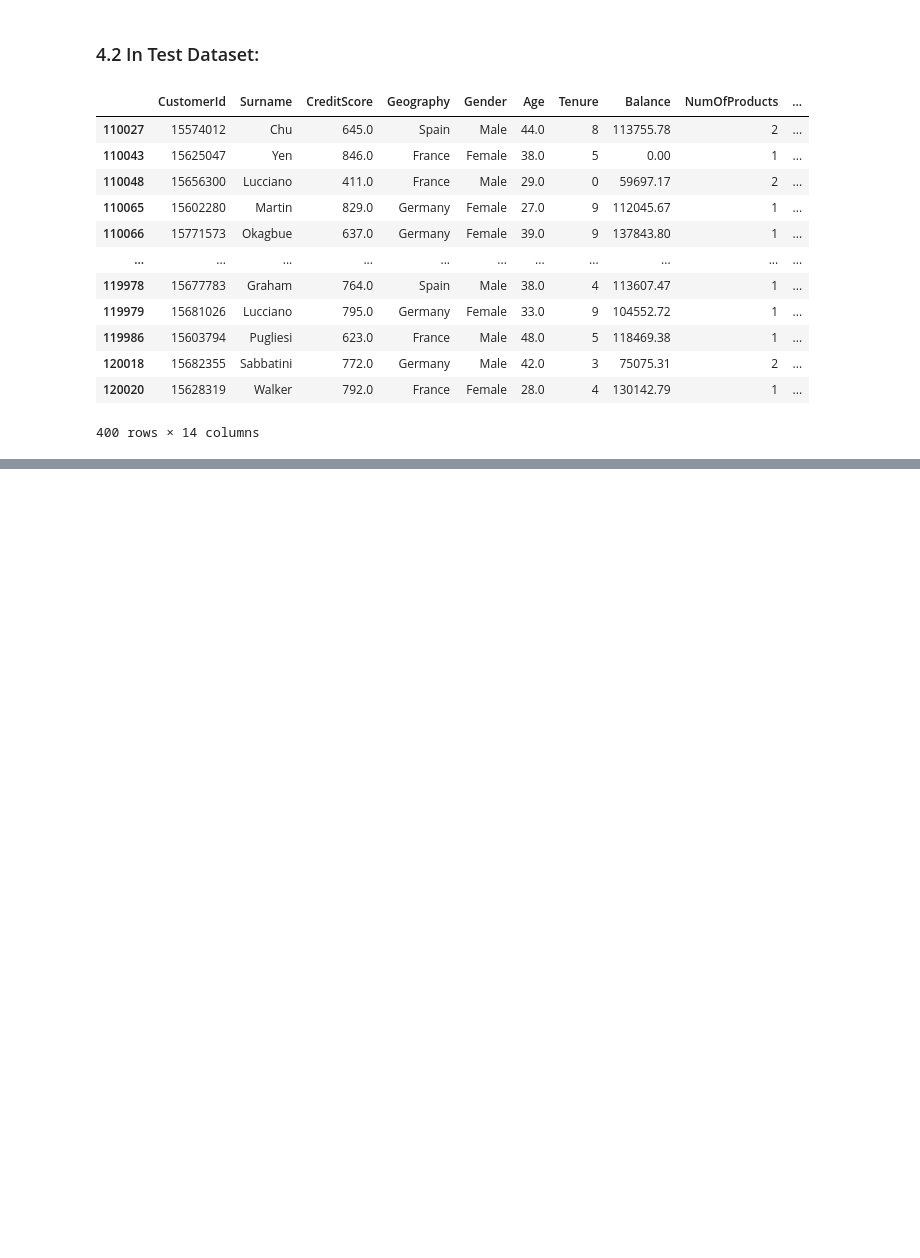
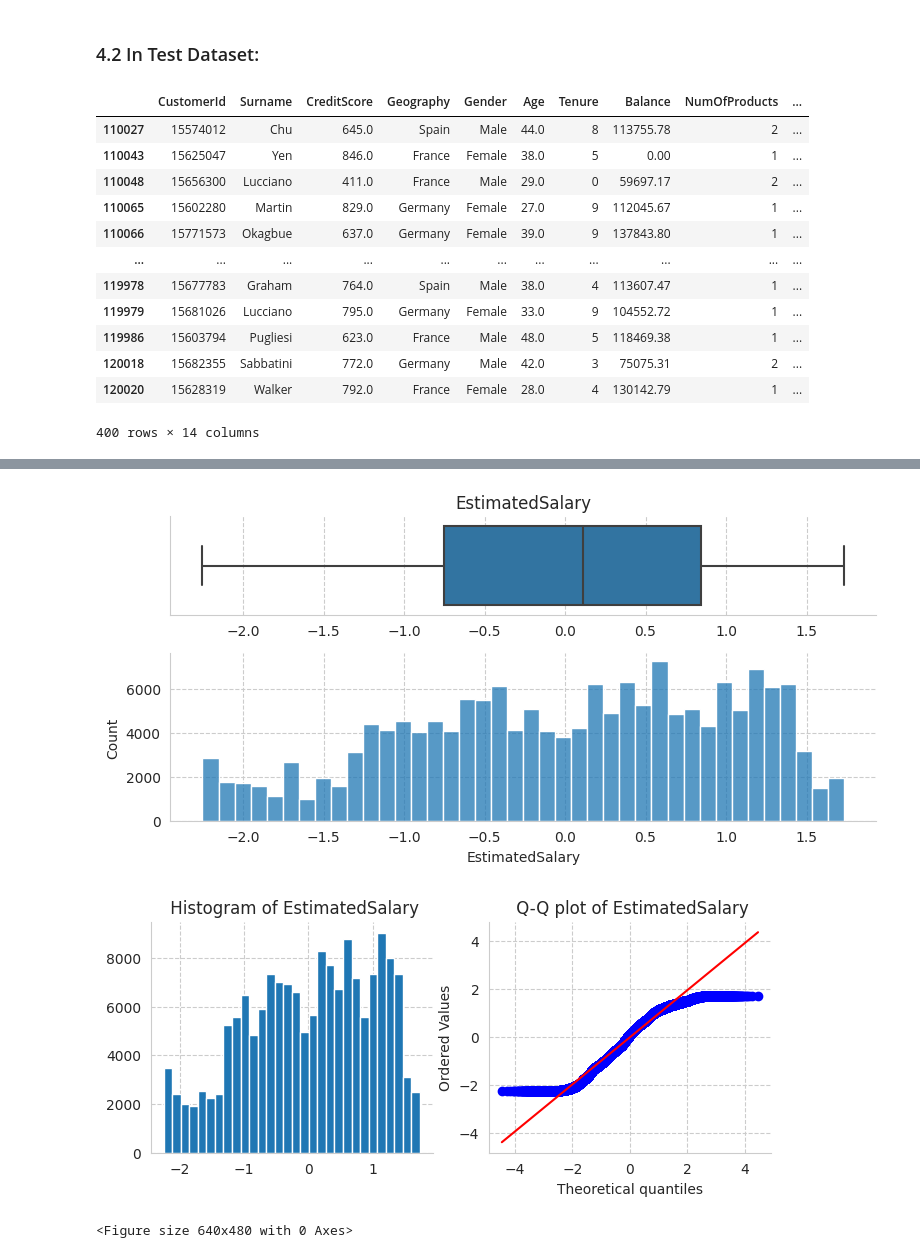
Before and after one commit to fabriziobasso/kaggle, a Jupyter notebook: S4E1_EDA.ipynb, the cells around one changed output, grey strips where cells are left out. Drawn from its saved outputs; the diff is of its cells as text; code cells hidden in the pictures; blank space fills up the shorter version.

```diff
--- a/S4E1_EDA.ipynb
+++ b/S4E1_EDA.ipynb
@@ -900,0 +1078,10 @@ X_concat[X_concat.dup==True]
+# %%
+scaler = PowerTransformer(method='box-cox')
+df_["EstimatedSalary"] = scaler.fit_transform(df_["EstimatedSalary"].values.reshape(-1, 1))
+
+plot_boxplot_and_hist(df_,"EstimatedSalary")
+diagnostic_plots(df_, "EstimatedSalary")
+# %% [output]
+[figure, added]
+[figure, added]
+<Figure size 640x480 with 0 Axes>
```
Also changed, not shown: parts of 51 cells of this notebook.
